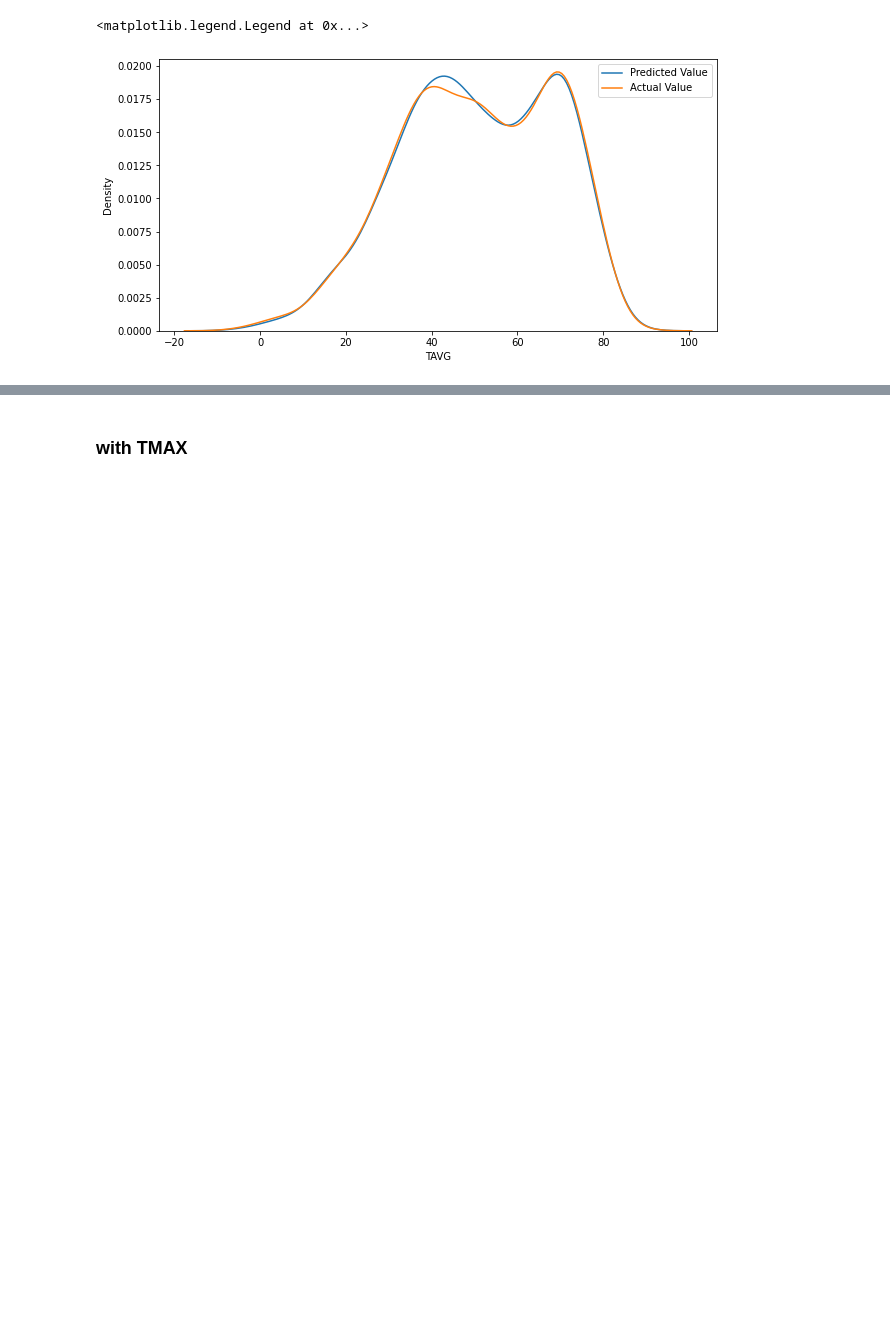
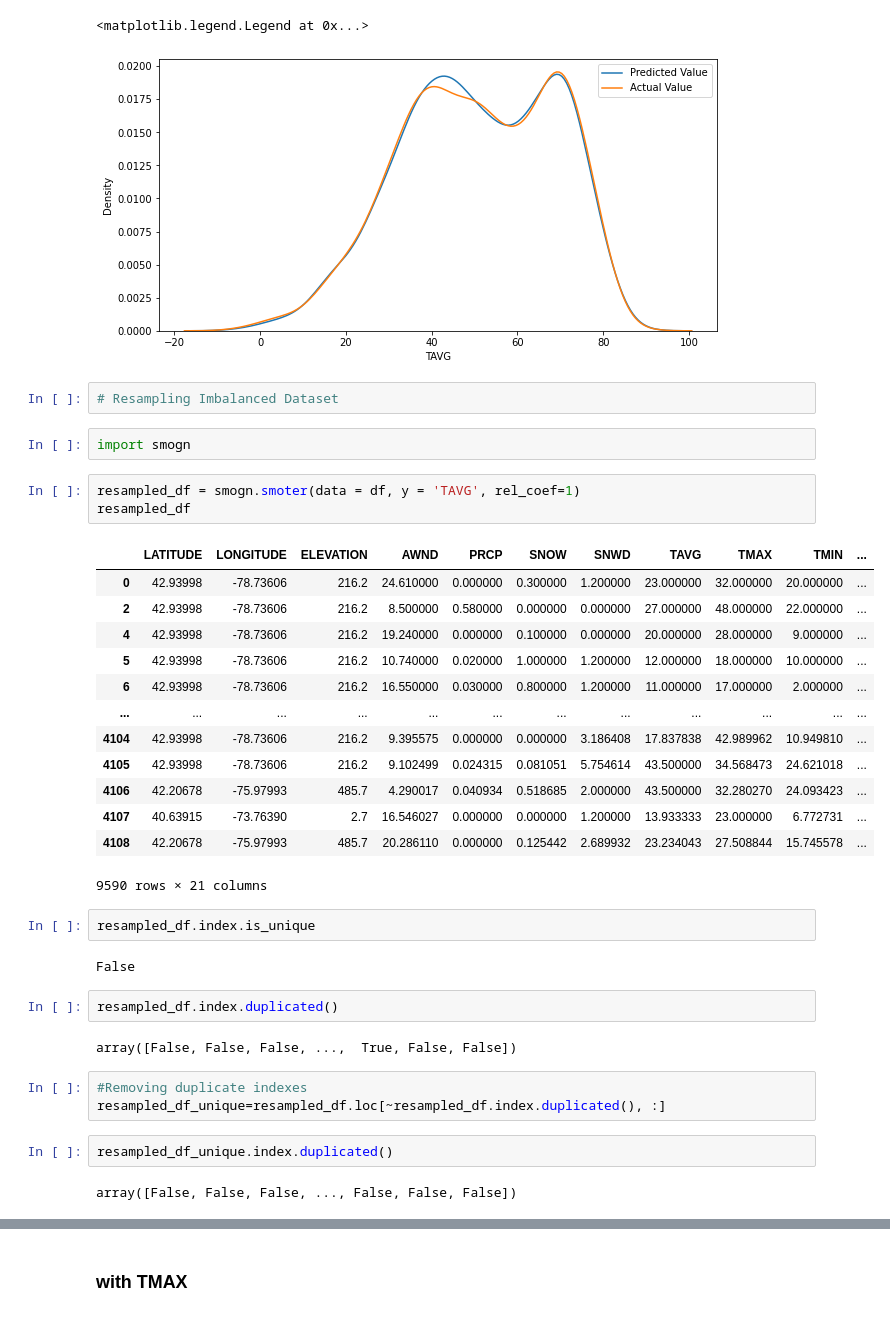
Before and after one commit to Alex-Kamenev/Weather_Data_Prediction_Models, a Jupyter notebook: Weather_Data_Predictive_Models.ipynb, the cells around one changed output, grey strips where cells are left out. Drawn from its saved outputs; the diff is of its cells as text; blank space fills up the shorter version.

```diff
--- a/Weather_Data_Predictive_Models.ipynb
+++ b/Weather_Data_Predictive_Models.ipynb
@@ -209,3 +201,39 @@ plt.legend(labels=["Predicted Value","Actual Value"])
 # %% [output]
 <matplotlib.legend.Legend at 0x...>
 [figure]
+# %%
+# Resampling Imbalanced Dataset
+# %%
+import smogn
+# %%
+resampled_df = smogn.smoter(data = df, y = 'TAVG', rel_coef=1)
+resampled_df
+# %% [output]
+|  | LATITUDE | LONGITUDE | ELEVATION | AWND | PRCP | SNOW | SNWD | TAVG | TMAX | TMIN | ... |
+| 0 | 42.93998 | -78.73606 | 216.2 | 24.610000 | 0.000000 | 0.300000 | 1.200000 | 23.000000 | 32.000000 | 20.000000 | ... |
+| 2 | 42.93998 | -78.73606 | 216.2 | 8.500000 | 0.580000 | 0.000000 | 0.000000 | 27.000000 | 48.000000 | 22.000000 | ... |
+| 4 | 42.93998 | -78.73606 | 216.2 | 19.240000 | 0.000000 | 0.100000 | 0.000000 | 20.000000 | 28.000000 | 9.000000 | ... |
+| 5 | 42.93998 | -78.73606 | 216.2 | 10.740000 | 0.020000 | 1.000000 | 1.200000 | 12.000000 | 18.000000 | 10.000000 | ... |
+| 6 | 42.93998 | -78.73606 | 216.2 | 16.550000 | 0.030000 | 0.800000 | 1.200000 | 11.000000 | 17.000000 | 2.000000 | ... |
+| ... | ... | ... | ... | ... | ... | ... | ... | ... | ... | ... | ... |
+| 4104 | 42.93998 | -78.73606 | 216.2 | 9.395575 | 0.000000 | 0.000000 | 3.186408 | 17.837838 | 42.989962 | 10.949810 | ... |
+| 4105 | 42.93998 | -78.73606 | 216.2 | 9.102499 | 0.024315 | 0.081051 | 5.754614 | 43.500000 | 34.568473 | 24.621018 | ... |
+| 4106 | 42.20678 | -75.97993 | 485.7 | 4.290017 | 0.040934 | 0.518685 | 2.000000 | 43.500000 | 32.280270 | 24.093423 | ... |
+| 4107 | 40.63915 | -73.76390 | 2.7 | 16.546027 | 0.000000 | 0.000000 | 1.200000 | 13.933333 | 23.000000 | 6.772731 | ... |
+| 4108 | 42.20678 | -75.97993 | 485.7 | 20.286110 | 0.000000 | 0.125442 | 2.689932 | 23.234043 | 27.508844 | 15.745578 | ... |
+9590 rows × 21 columns
+# %%
+resampled_df.index.is_unique
+# %% [output]
+False
+# %%
+resampled_df.index.duplicated()
+# %% [output]
+array([False, False, False, ...,  True, False, False])
+# %%
+#Removing duplicate indexes
+resampled_df_unique=resampled_df.loc[~resampled_df.index.duplicated(), :]
+# %%
+resampled_df_unique.index.duplicated()
+# %% [output]
+array([False, False, False, ..., False, False, False])
```
Also changed, not shown: parts of 9 cells of this notebook.
